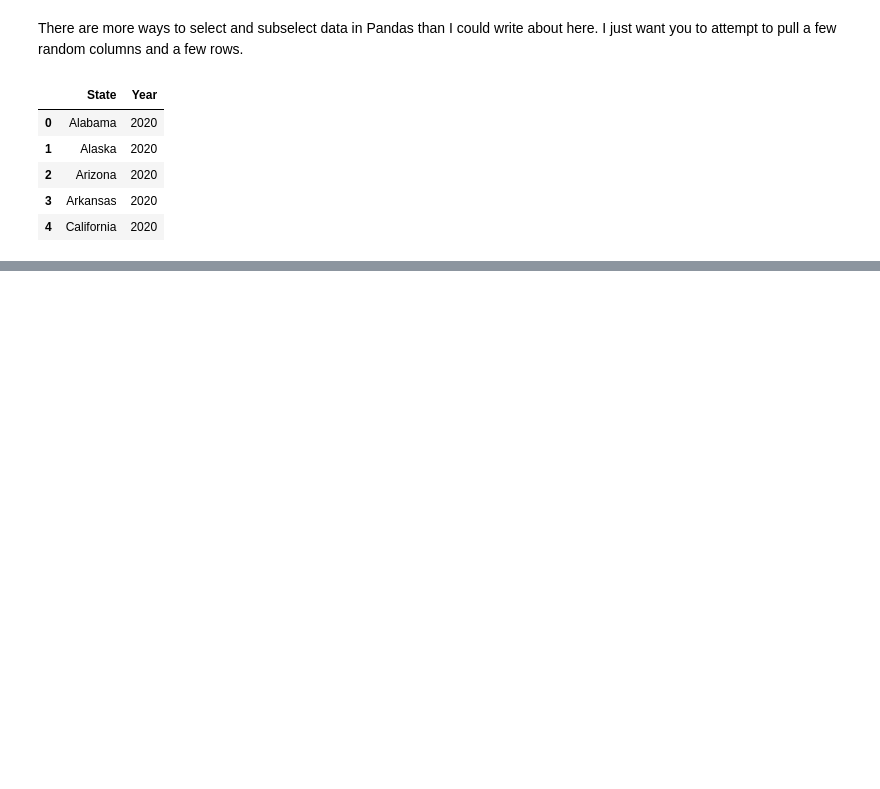
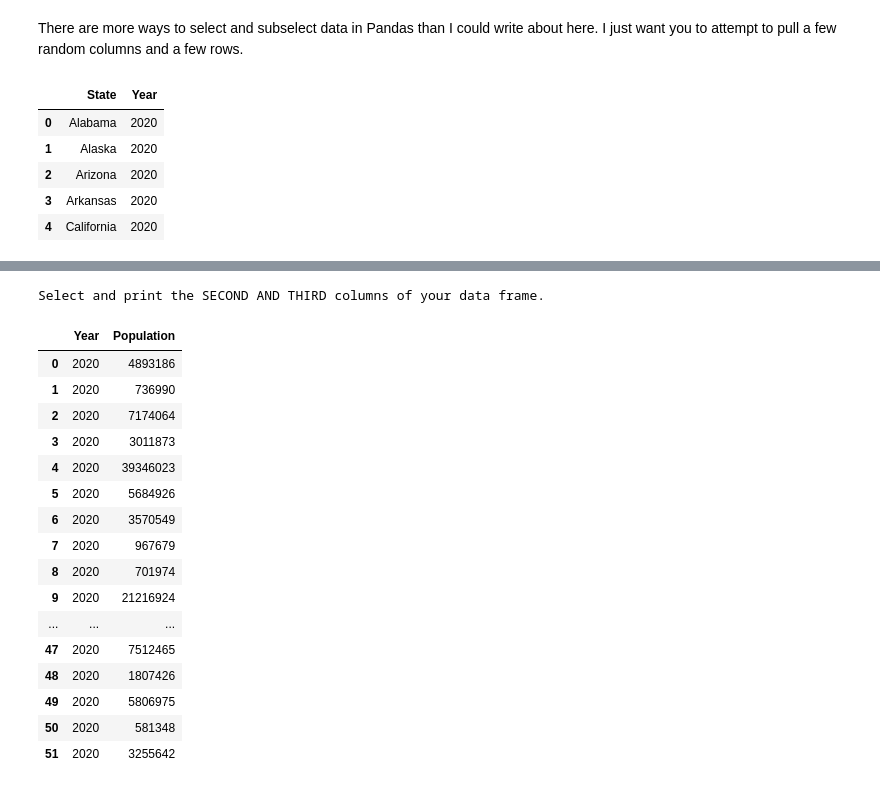
Before and after one commit to tgalbaugh/Class1_data_1_checks, a Jupyter notebook: Data_2_KC_1.ipynb, the cells around one changed output, grey strips where cells are left out. Drawn from its saved outputs; the diff is of its cells as text; code cells hidden in the pictures; blank space fills up the shorter version.

```diff
--- a/Data_2_KC_1.ipynb
+++ b/Data_2_KC_1.ipynb
@@ -111,0 +130,22 @@ df.iloc[4:10]
+# %%
+print('Select and print the SECOND AND THIRD columns of your data frame.')
+ps.sqldf("select Year, Population from df")
+# %% [output]
+Select and print the SECOND AND THIRD columns of your data frame.
+|  | Year | Population |
+| 0 | 2020 | 4893186 |
+| 1 | 2020 | 736990 |
+| 2 | 2020 | 7174064 |
+| 3 | 2020 | 3011873 |
+| 4 | 2020 | 39346023 |
+| 5 | 2020 | 5684926 |
+| 6 | 2020 | 3570549 |
+| 7 | 2020 | 967679 |
+| 8 | 2020 | 701974 |
+| 9 | 2020 | 21216924 |
+| ... | ... | ... |
+| 47 | 2020 | 7512465 |
+| 48 | 2020 | 1807426 |
+| 49 | 2020 | 5806975 |
+| 50 | 2020 | 581348 |
+| 51 | 2020 | 3255642 |
```
Also changed, not shown: parts of 5 cells of this notebook.
